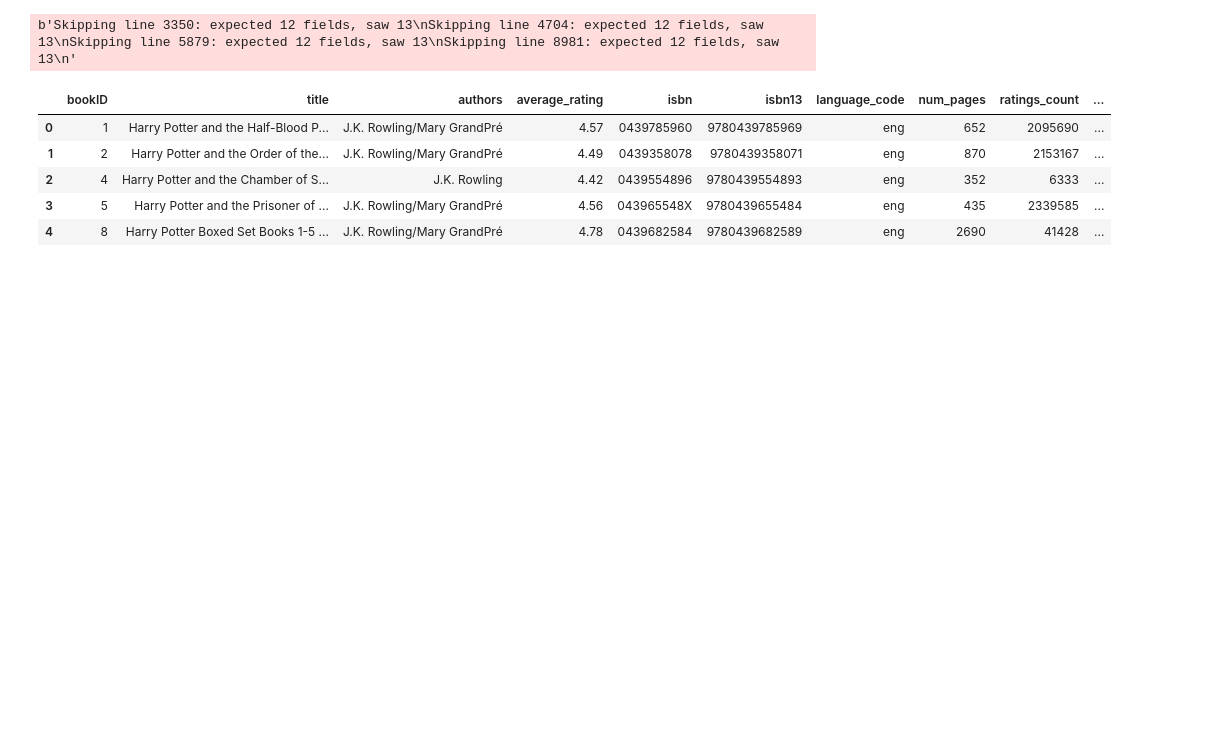
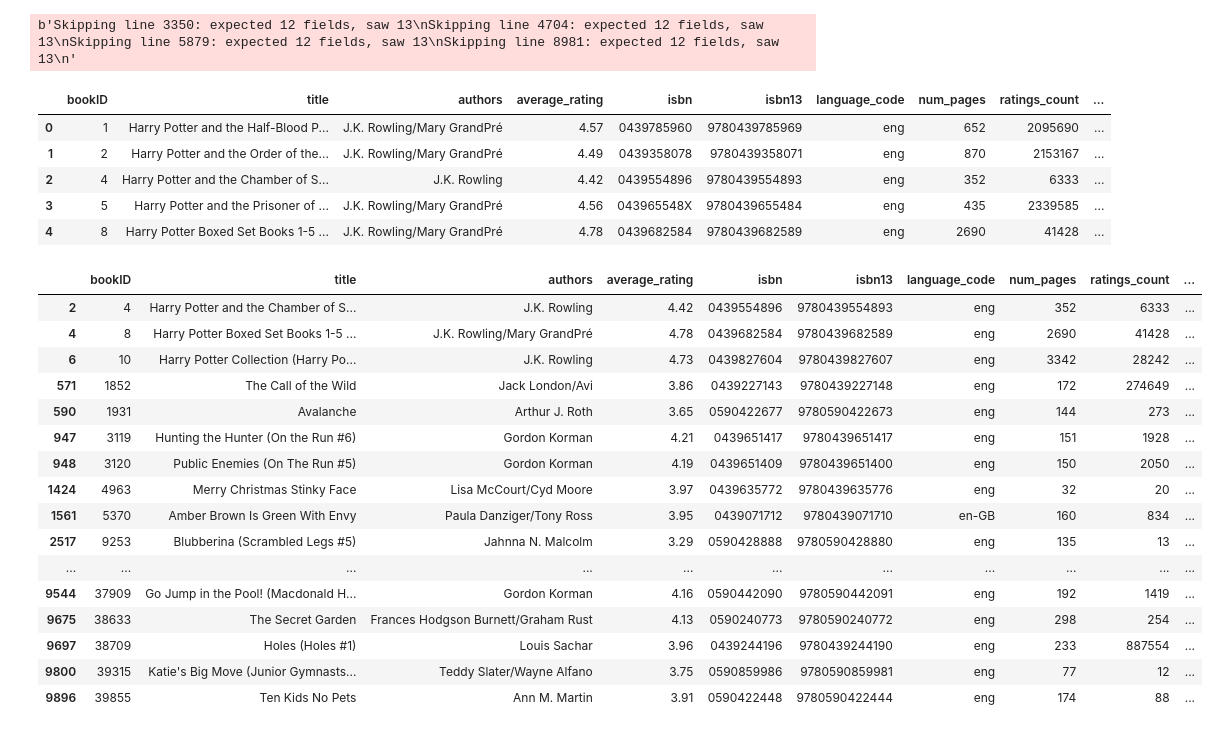
Before and after one commit to rlska105/Kaggle_Competition, a Jupyter notebook: Goodreads_books.ipynb, the cells around one changed output. Drawn from its saved outputs; the diff is of its cells as text; code cells hidden in the pictures; blank space fills up the shorter version.

```diff
--- a/Goodreads_books.ipynb
+++ b/Goodreads_books.ipynb
@@ -25,3 +25,23 @@ df.head()
 | 2 | 4 | Harry Potter and the Chamber of S... | J.K. Rowling | 4.42 | 0439554896 | 9780439554893 | eng | 352 | 6333 | ... |
 | 3 | 5 | Harry Potter and the Prisoner of ... | J.K. Rowling/Mary GrandPré | 4.56 | 043965548X | 9780439655484 | eng | 435 | 2339585 | ... |
 | 4 | 8 | Harry Potter Boxed Set Books 1-5 ... | J.K. Rowling/Mary GrandPré | 4.78 | 0439682584 | 9780439682589 | eng | 2690 | 41428 | ... |
+# %%
+df[(df.publisher == "Scholastic")]
+# %% [output]
+|  | bookID | title | authors | average_rating | isbn | isbn13 | language_code | num_pages | ratings_count | ... |
+| 2 | 4 | Harry Potter and the Chamber of S... | J.K. Rowling | 4.42 | 0439554896 | 9780439554893 | eng | 352 | 6333 | ... |
+| 4 | 8 | Harry Potter Boxed Set Books 1-5 ... | J.K. Rowling/Mary GrandPré | 4.78 | 0439682584 | 9780439682589 | eng | 2690 | 41428 | ... |
+| 6 | 10 | Harry Potter Collection (Harry Po... | J.K. Rowling | 4.73 | 0439827604 | 9780439827607 | eng | 3342 | 28242 | ... |
+| 571 | 1852 | The Call of the Wild | Jack London/Avi | 3.86 | 0439227143 | 9780439227148 | eng | 172 | 274649 | ... |
+| 590 | 1931 | Avalanche | Arthur J. Roth | 3.65 | 0590422677 | 9780590422673 | eng | 144 | 273 | ... |
+| 947 | 3119 | Hunting the Hunter (On the Run #6) | Gordon Korman | 4.21 | 0439651417 | 9780439651417 | eng | 151 | 1928 | ... |
+| 948 | 3120 | Public Enemies (On The Run #5) | Gordon Korman | 4.19 | 0439651409 | 9780439651400 | eng | 150 | 2050 | ... |
+| 1424 | 4963 | Merry Christmas Stinky Face | Lisa McCourt/Cyd Moore | 3.97 | 0439635772 | 9780439635776 | eng | 32 | 20 | ... |
+| 1561 | 5370 | Amber Brown Is Green With Envy | Paula Danziger/Tony Ross | 3.95 | 0439071712 | 9780439071710 | en-GB | 160 | 834 | ... |
+| 2517 | 9253 | Blubberina (Scrambled Legs #5) | Jahnna N. Malcolm | 3.29 | 0590428888 | 9780590428880 | eng | 135 | 13 | ... |
+| ... | ... | ... | ... | ... | ... | ... | ... | ... | ... | ... |
+| 9544 | 37909 | Go Jump in the Pool! (Macdonald H... | Gordon Korman | 4.16 | 0590442090 | 9780590442091 | eng | 192 | 1419 | ... |
+| 9675 | 38633 | The Secret Garden | Frances Hodgson Burnett/Graham Rust | 4.13 | 0590240773 | 9780590240772 | eng | 298 | 254 | ... |
+| 9697 | 38709 | Holes (Holes #1) | Louis Sachar | 3.96 | 0439244196 | 9780439244190 | eng | 233 | 887554 | ... |
+| 9800 | 39315 | Katie's Big Move (Junior Gymnasts... | Teddy Slater/Wayne Alfano | 3.75 | 0590859986 | 9780590859981 | eng | 77 | 12 | ... |
+| 9896 | 39855 | Ten Kids No Pets | Ann M. Martin | 3.91 | 0590422448 | 9780590422444 | eng | 174 | 88 | ... |
```
Also changed, not shown: parts of 2 cells of this notebook.
